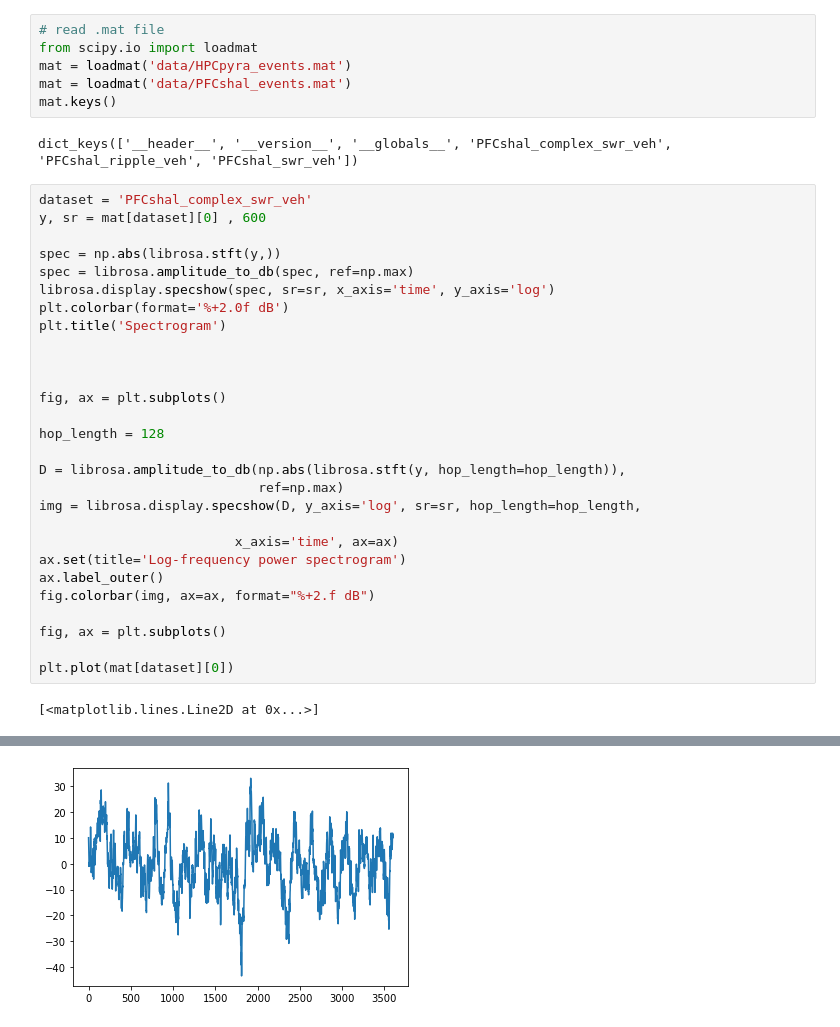
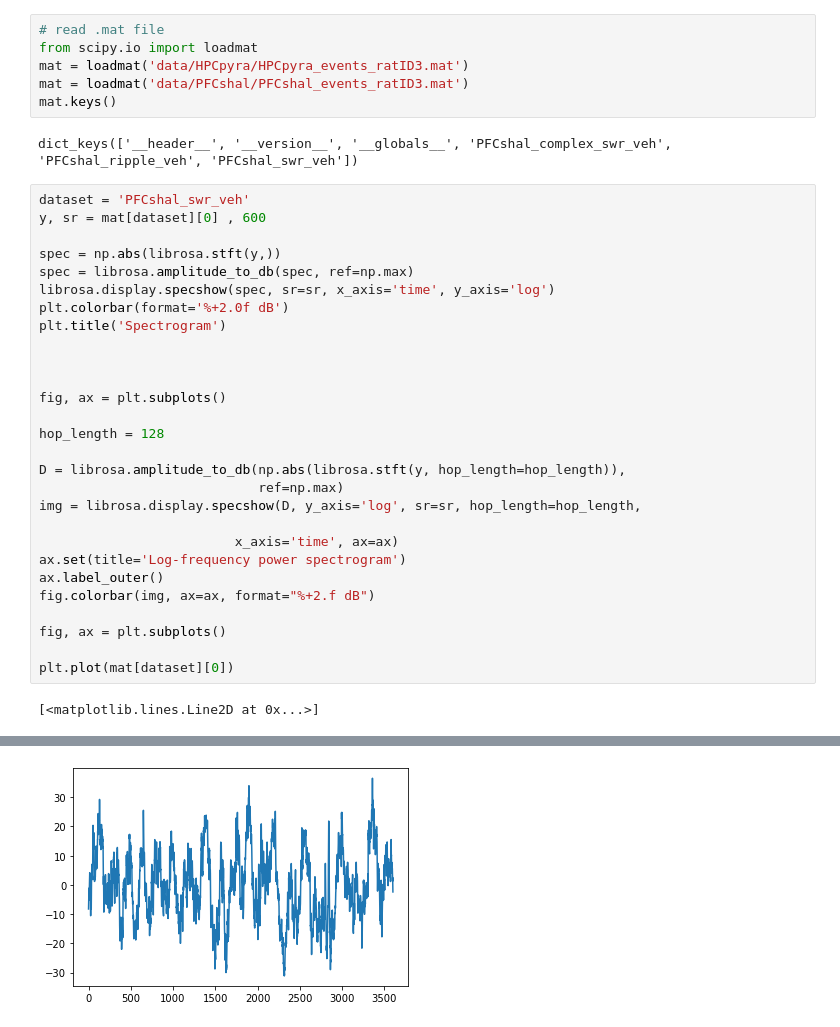
Before and after one commit to genzellab/ripple-classifier, a Jupyter notebook: plots.ipynb, the cells around one changed output, grey strips where cells are left out. Saved outputs shown, nothing was run; the diff lists cells and outputs as text.

```diff
--- a/plots.ipynb
+++ b/plots.ipynb
@@ -10,13 +10,13 @@ import pywt
 # %%
 # read .mat file
 from scipy.io import loadmat
-mat = loadmat('data/HPCpyra_events.mat')
-mat = loadmat('data/PFCshal_events.mat')
+mat = loadmat('data/HPCpyra/HPCpyra_events_ratID3.mat')
+mat = loadmat('data/PFCshal/PFCshal_events_ratID3.mat')
 mat.keys()
 # %% [output]
 dict_keys(['__header__', '__version__', '__globals__', 'PFCshal_complex_swr_veh', 'PFCshal_ripple_veh', 'PFCshal_swr_veh'])
 # %%
-dataset = 'PFCshal_complex_swr_veh'
+dataset = 'PFCshal_swr_veh'
 y, sr = mat[dataset][0] , 600
 
 spec = np.abs(librosa.stft(y,))
@@ -50,4 +50,4 @@ plt.plot(mat[dataset][0])
-[figure, old version]
+[figure, new version]
 # %%
 
 #taken from https://ataspinar.com/2018/12/21/a-guide-for-using-the-wavelet-transform-in-machine-learning/
```
Also changed, not shown: parts of 6 cells of this notebook, 1 other file.
